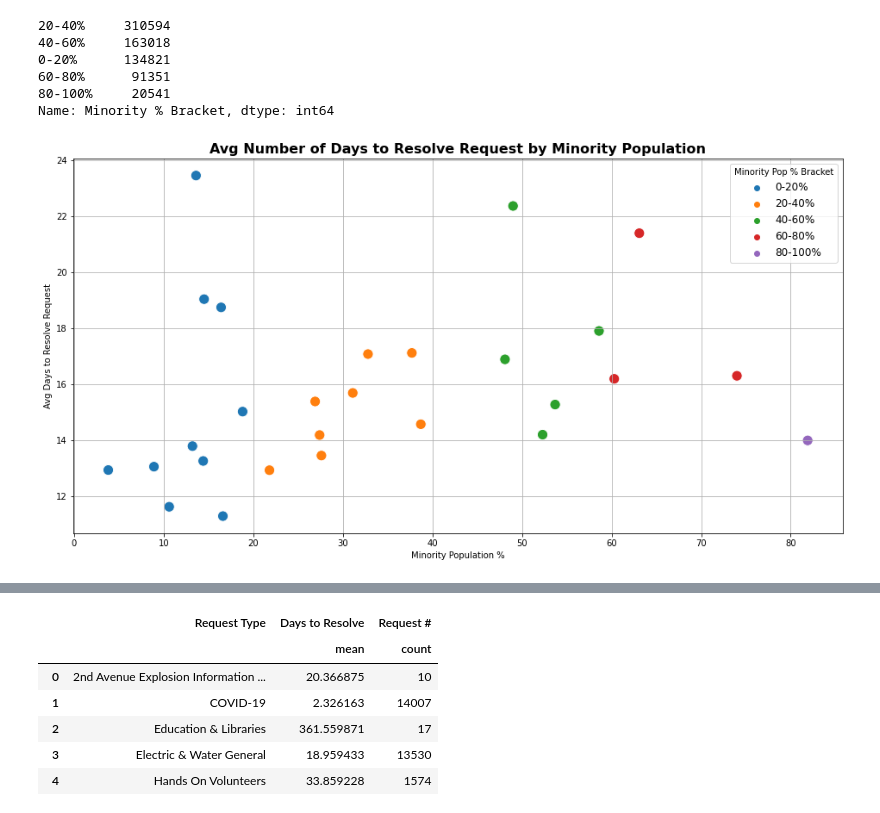
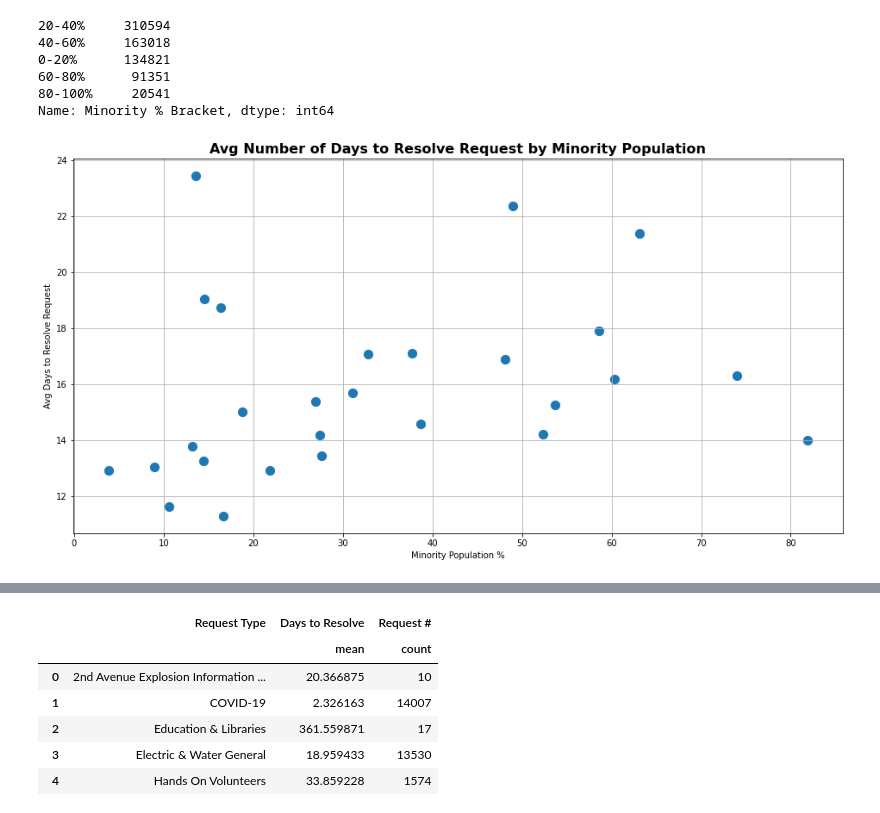
Before and after one commit to PrestonSpencer/Capstone-Nashville-Software-School-Nashville-311-Analysis, a Jupyter notebook: notebooks/visuals_and_analysis.ipynb, the cells around one changed output, grey strips where cells are left out. Cells and saved outputs as stored; diff of their text form; code cells hidden in the pictures.

```diff
--- a/notebooks/visuals_and_analysis.ipynb
+++ b/notebooks/visuals_and_analysis.ipynb
@@ -139,14 +212,14 @@ Name: Minority % Bracket, dtype: int64
 # %%
 avg_response_time_minority = main_df.groupby(['Minority Population %', 'Minority % Bracket']).apply(avg_resp_time)
 avg_response_time_minority = avg_response_time_minority.reset_index()
 plt.figure(figsize = (16,8))
-sns.scatterplot(x = 'Minority Population %', y = 0, hue = 'Minority % Bracket', data = avg_response_time_minority, s = 150)
+sns.scatterplot(x = 'Minority Population %', y = 0, data = avg_response_time_minority, s = 150)
 plt.ylabel('Avg Days to Resolve Request')
 plt.title('Avg Number of Days to Resolve Request by Minority Population', weight = 'bold', fontsize = 16)
-plt.legend(title = 'Minority Pop % Bracket', fontsize = 12)
+# plt.legend(title = 'Minority Pop % Bracket', fontsize = 12)
 plt.grid();
 # %% [output]
-[figure, old version]
+[figure, new version]
 # %%
 main_df.groupby(['ZIP', 'Neighborhood'])['Days to Resolve'].mean()
 # %% [output]
```
Also changed, not shown: parts of 26 cells of this notebook, 7 other files.
